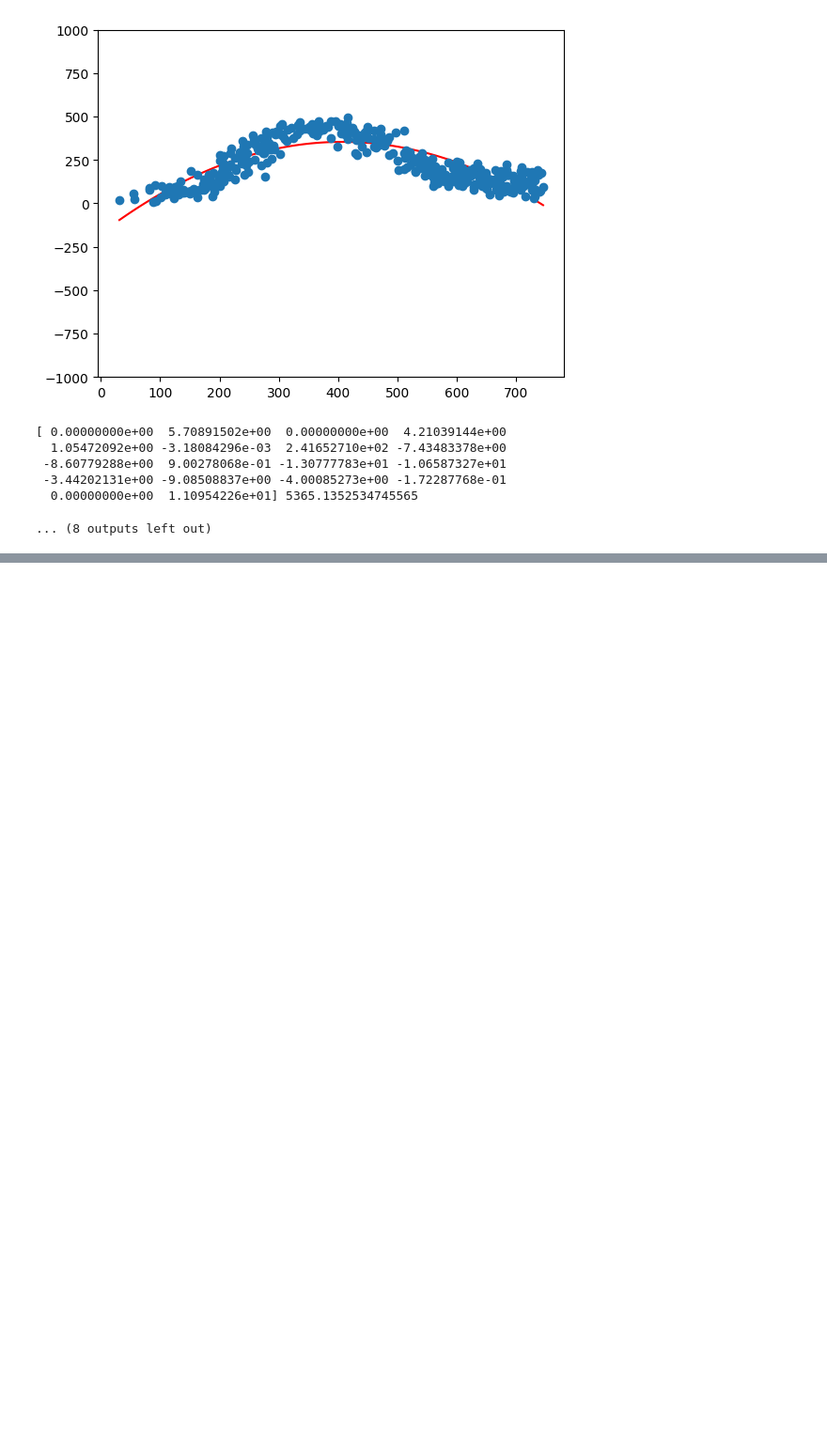
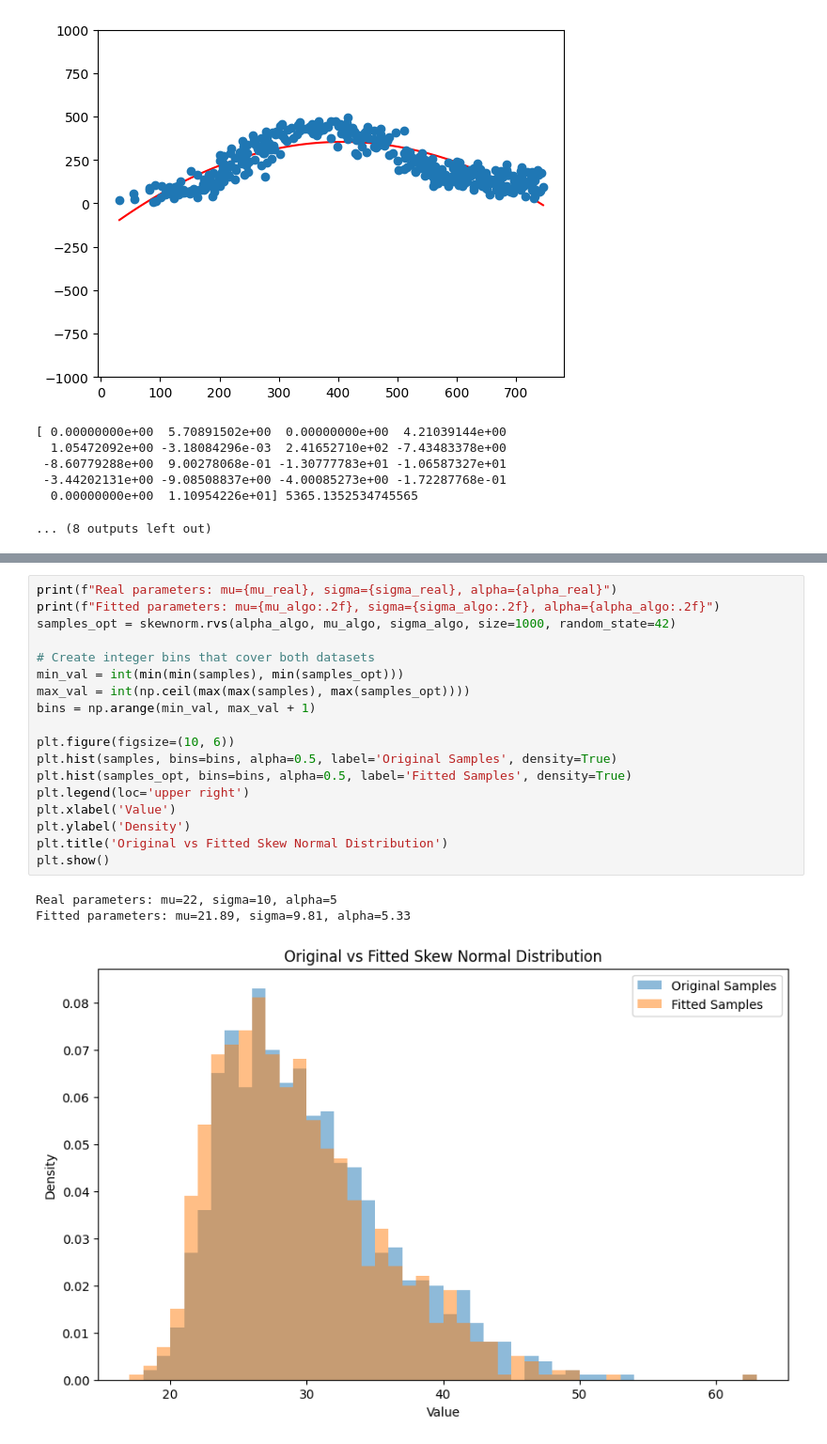
Before and after one commit to silaskoemen/ForecastPNN, a Jupyter notebook: exploration/polyfit.ipynb, the cells around one changed output, grey strips where cells are left out. Shown at 94% size. Saved outputs shown, nothing was run; the diff lists cells and outputs as text; blank space fills up the shorter version.

```diff
--- a/exploration/polyfit.ipynb
+++ b/exploration/polyfit.ipynb
@@ -95,0 +175,22 @@ for tries in range(10):
+# %%
+print(f"Real parameters: mu={mu_real}, sigma={sigma_real}, alpha={alpha_real}")
+print(f"Fitted parameters: mu={mu_algo:.2f}, sigma={sigma_algo:.2f}, alpha={alpha_algo:.2f}")
+samples_opt = skewnorm.rvs(alpha_algo, mu_algo, sigma_algo, size=1000, random_state=42)
+
+# Create integer bins that cover both datasets
+min_val = int(min(min(samples), min(samples_opt)))
+max_val = int(np.ceil(max(max(samples), max(samples_opt))))
+bins = np.arange(min_val, max_val + 1)
+
+plt.figure(figsize=(10, 6))
+plt.hist(samples, bins=bins, alpha=0.5, label='Original Samples', density=True)
+plt.hist(samples_opt, bins=bins, alpha=0.5, label='Fitted Samples', density=True)
+plt.legend(loc='upper right')
+plt.xlabel('Value')
+plt.ylabel('Density')
+plt.title('Original vs Fitted Skew Normal Distribution')
+plt.show()
+# %% [output]
+Real parameters: mu=22, sigma=10, alpha=5
+Fitted parameters: mu=21.89, sigma=9.81, alpha=5.33
+[figure, added]
```
Also changed, not shown: parts of 2 cells of this notebook, 1 other file.
